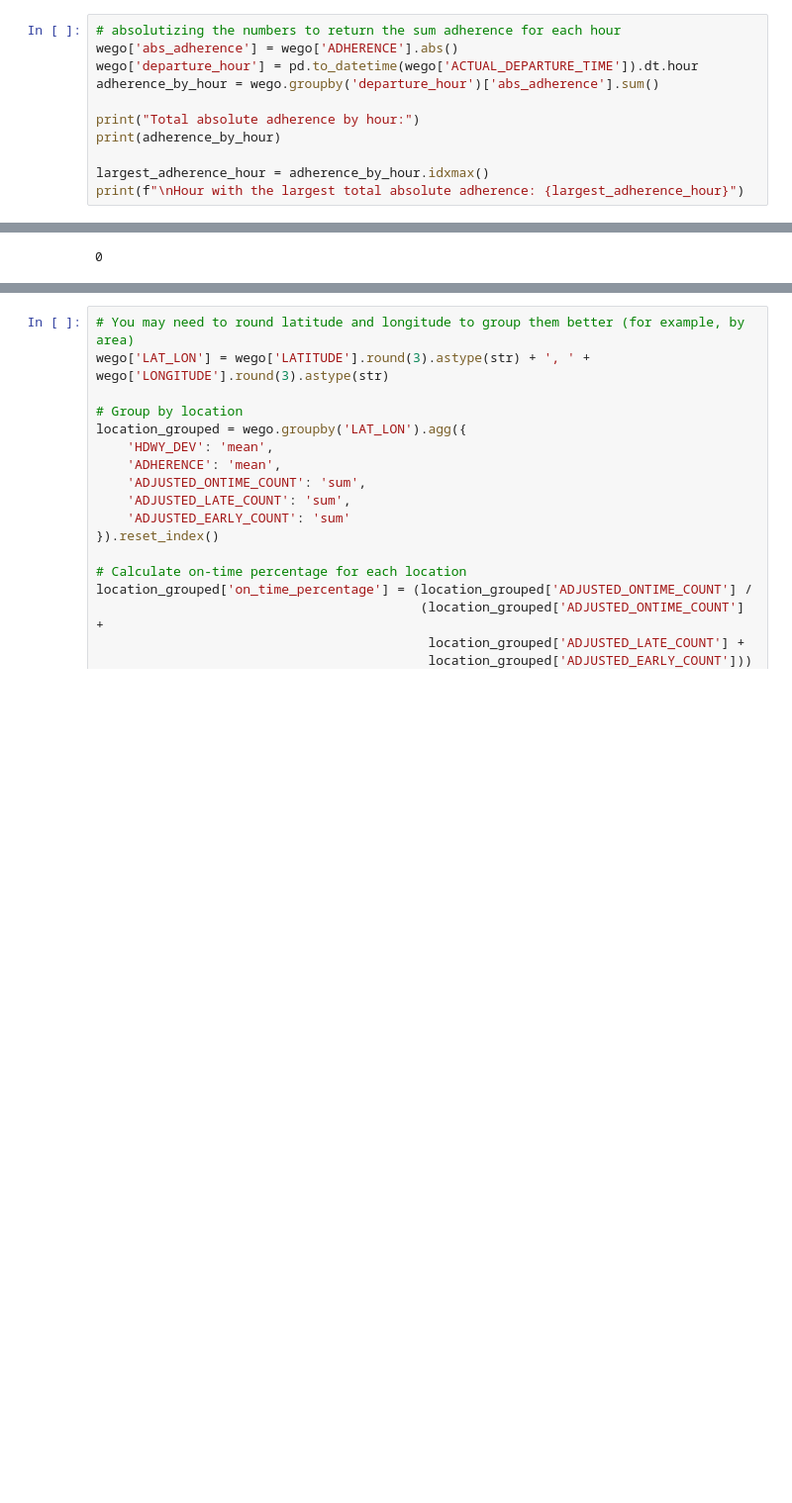
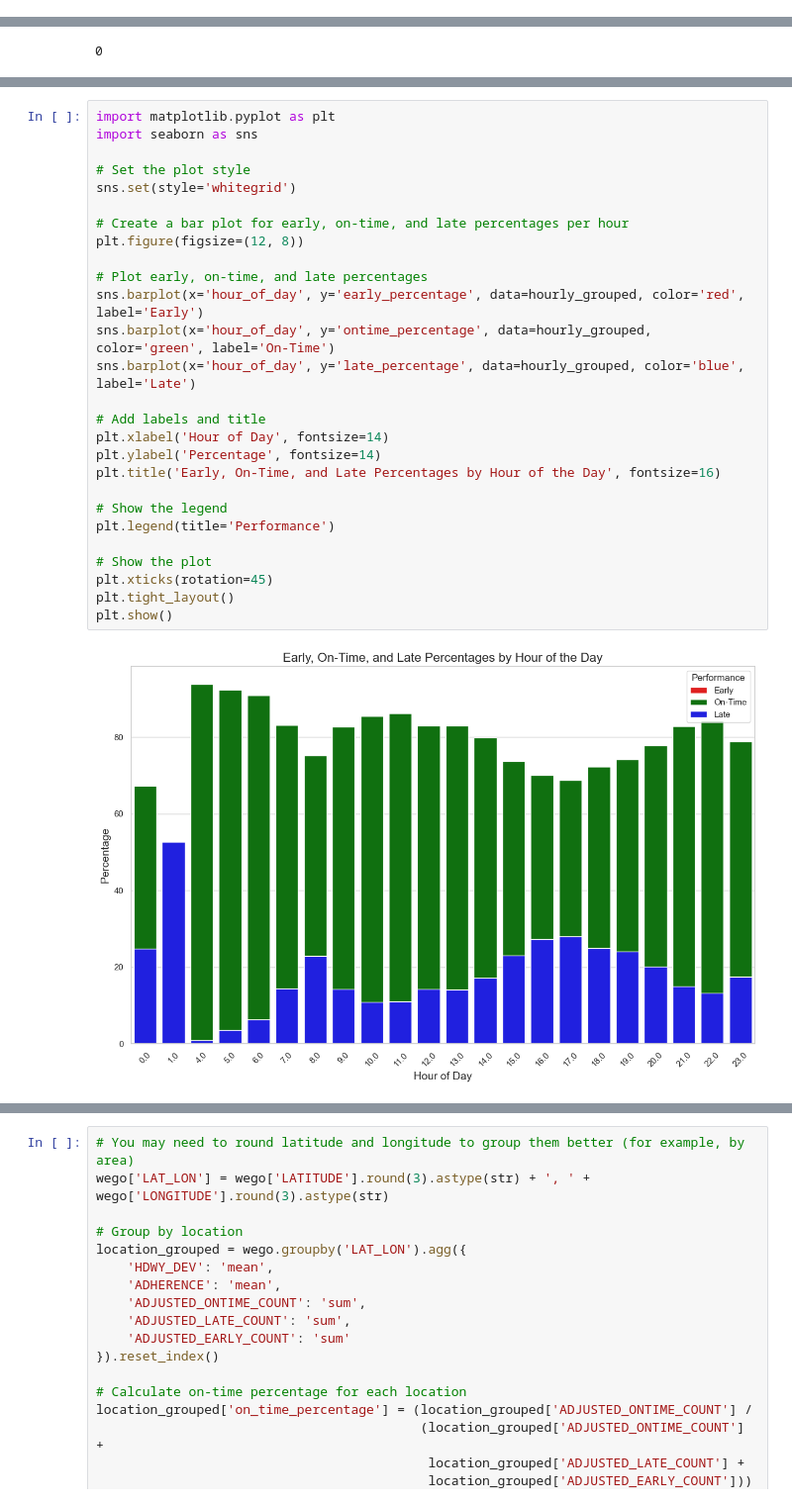
Before and after one commit to NSS-Data-Analytics-Cohort-12/wego-python-da12-python-spice-lattes, a Jupyter notebook: notebooks/WeGo Data Proj.ipynb, the cells around one changed output, grey strips where cells are left out. Shown at 99% size. Cells and saved outputs as stored; diff of their text form; blank space fills up the shorter version.

```diff
--- a/notebooks/WeGo Data Proj.ipynb
+++ b/notebooks/WeGo Data Proj.ipynb
@@ -321,14 +335,3 @@ wego['ACTUAL_ARRIVAL_TIME'] = pd.to_datetime(wego['ACTUAL_ARRIVAL_TIME'], errors
 print(wego['ACTUAL_DEPARTURE_TIME'].dtype)
 # %% [output]
 datetime64[ns]
-# %%
-# absolutizing the numbers to return the sum adherence for each hour
-wego['abs_adherence'] = wego['ADHERENCE'].abs()
-wego['departure_hour'] = pd.to_datetime(wego['ACTUAL_DEPARTURE_TIME']).dt.hour
-adherence_by_hour = wego.groupby('departure_hour')['abs_adherence'].sum()
-
-print("Total absolute adherence by hour:")
-print(adherence_by_hour)
-
-largest_adherence_hour = adherence_by_hour.idxmax()
-print(f"\nHour with the largest total absolute adherence: {largest_adherence_hour}")
@@ -434,0 +392,29 @@ Passing `palette` without assigning `hue` is deprecated and will be removed in v
+# %%
+import matplotlib.pyplot as plt
+import seaborn as sns
+
+# Set the plot style
+sns.set(style='whitegrid')
+
+# Create a bar plot for early, on-time, and late percentages per hour
+plt.figure(figsize=(12, 8))
+
+# Plot early, on-time, and late percentages
+sns.barplot(x='hour_of_day', y='early_percentage', data=hourly_grouped, color='red', label='Early')
+sns.barplot(x='hour_of_day', y='ontime_percentage', data=hourly_grouped, color='green', label='On-Time')
+sns.barplot(x='hour_of_day', y='late_percentage', data=hourly_grouped, color='blue', label='Late')
+
+# Add labels and title
+plt.xlabel('Hour of Day', fontsize=14)
+plt.ylabel('Percentage', fontsize=14)
+plt.title('Early, On-Time, and Late Percentages by Hour of the Day', fontsize=16)
+
+# Show the legend
+plt.legend(title='Performance')
+
+# Show the plot
+plt.xticks(rotation=45)
+plt.tight_layout()
+plt.show()
+# %% [output]
+[figure, added]
```
Also changed, not shown: parts of 16 cells of this notebook.
